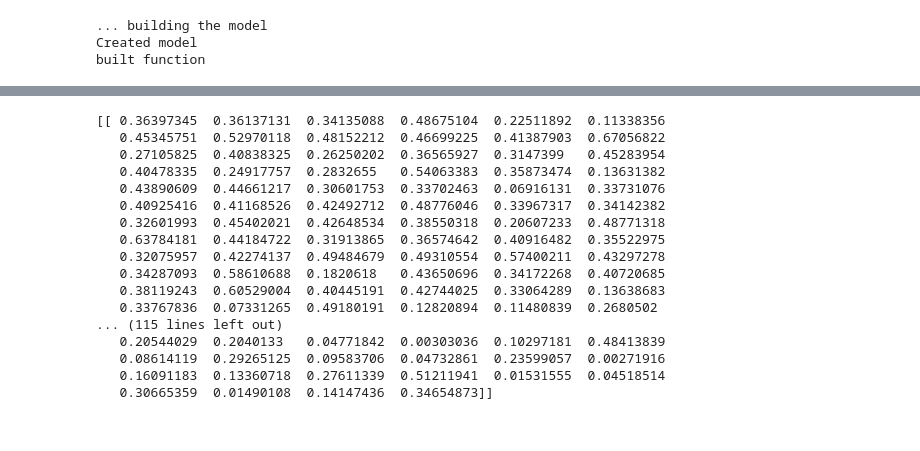
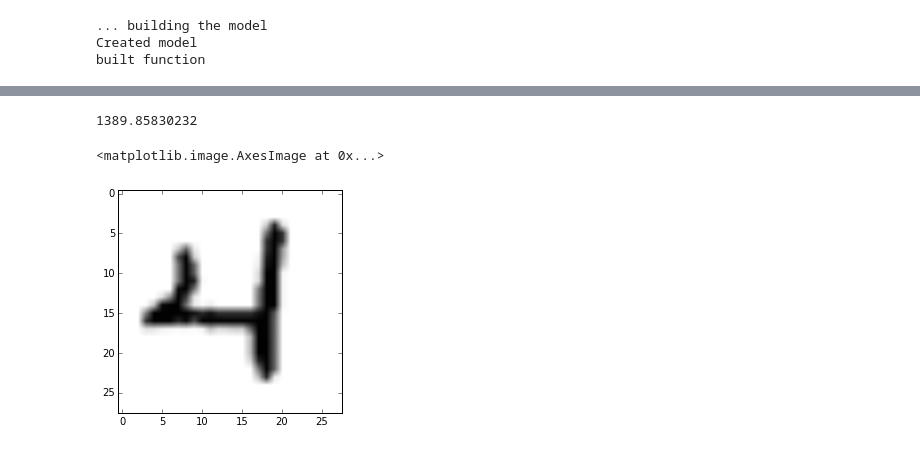
Before and after one commit to amartya18x/ElectroNice, a Jupyter notebook: Untitled7.ipynb, the cells around one changed output, grey strips where cells are left out. Cells and saved outputs as stored; diff of their text form; code cells hidden in the pictures.

Commit message:
Clearning and images

```diff
--- a/Untitled7.ipynb
+++ b/Untitled7.ipynb
@@ -29,7 +29,7 @@ print "Created model"
 
 test_model = theano.function(
         inputs=[x],
-        outputs=[ANice.layers_enc[29].output,ANice.layers_dec[0].inp]
+        outputs=[ANice.layers_enc[29].output,ANice.layers_dec[0].inp,ANice.cost]
         )
 print "built function"
 test_set_x, test_set_y = test_set
@@ -103,20 +54,21 @@ print b
-# %%
-print res
-# %% [output]
-[[ 0.36397345  0.36137131  0.34135088  0.48675104  0.22511892  0.11338356
-   0.45345751  0.52970118  0.48152212  0.46699225  0.41387903  0.67056822
-   0.27105825  0.40838325  0.26250202  0.36565927  0.3147399   0.45283954
-   0.40478335  0.24917757  0.2832655   0.54063383  0.35873474  0.13631382
-   0.43890609  0.44661217  0.30601753  0.33702463  0.06916131  0.33731076
-   0.40925416  0.41168526  0.42492712  0.48776046  0.33967317  0.34142382
-   0.32601993  0.45402021  0.42648534  0.38550318  0.20607233  0.48771318
-   0.63784181  0.44184722  0.31913865  0.36574642  0.40916482  0.35522975
-   0.32075957  0.42274137  0.49484679  0.49310554  0.57400211  0.43297278
-   0.34287093  0.58610688  0.1820618   0.43650696  0.34172268  0.40720685
-   0.38119243  0.60529004  0.40445191  0.42744025  0.33064289  0.13638683
-   0.33767836  0.07331265  0.49180191  0.12820894  0.11480839  0.2680502
-... (115 lines left out)
-   0.20544029  0.2040133   0.04771842  0.00303036  0.10297181  0.48413839
-   0.08614119  0.29265125  0.09583706  0.04732861  0.23599057  0.00271916
-   0.16091183  0.13360718  0.27611339  0.51211941  0.01531555  0.04518514
-   0.30665359  0.01490108  0.14147436  0.34654873]]
+# %%
+from matplotlib.pyplot import imshow
+import numpy as np
+from PIL import Image
+
+%matplotlib inline
+a = test_set_x[103:104]
+a = 2*a-1
+b = a/784
+cost =  test_model(b)
+#print cost[0] - cost[1]
+#print cost[2][0]
+sampl = cost[2]
+#print np.max(sampl)
+#print np.sum(-np.log(1 + np.exp(sampl)) - np.log(1 + np.exp(-sampl)))
+print sampl
+imshow(a.reshape(28,28),cmap='Greys')
+# %% [output]
+1389.85830232
+<matplotlib.image.AxesImage at 0x...>
+[figure, added]
```
Also changed, not shown: parts of 5 cells of this notebook, 26 other files.
